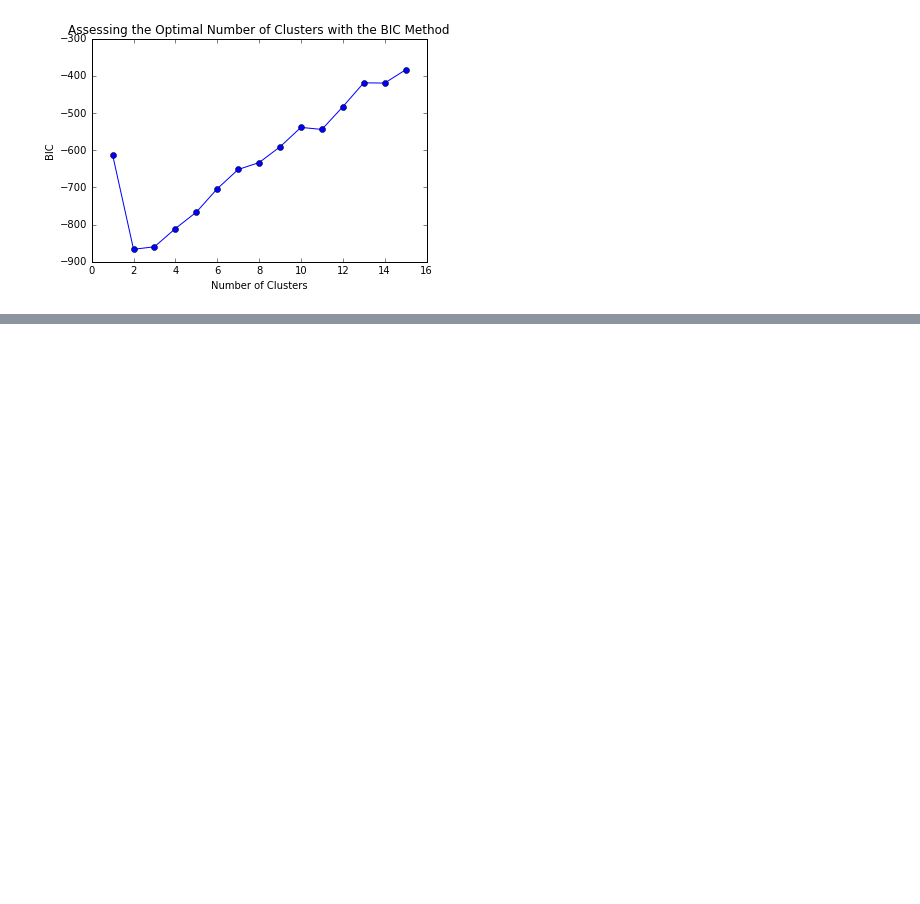
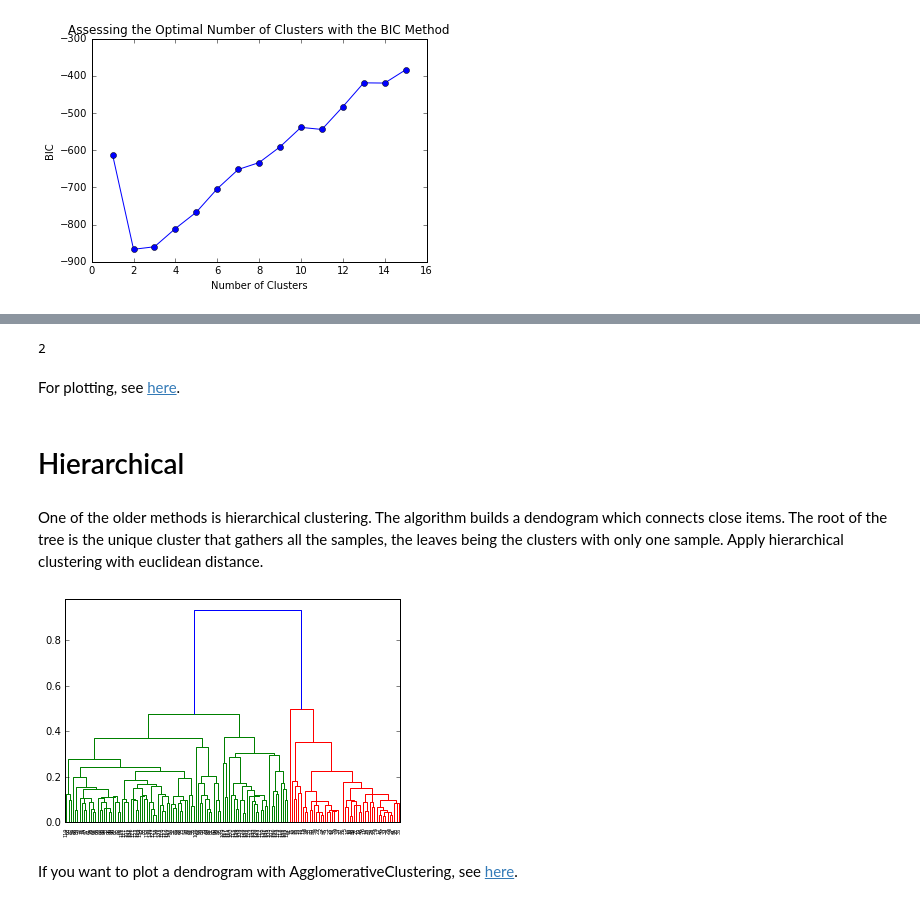
Before and after one commit to DavorJ/MLwithPython, a Jupyter notebook: excercises/05. Clustering - Solution.ipynb, the cells around one changed output, grey strips where cells are left out. Drawn from its saved outputs; the diff is of its cells as text; code cells hidden in the pictures; blank space fills up the shorter version.

Commit message:
dbscan and hierarchical clustering added

```diff
--- a/excercises/05. Clustering - Solution.ipynb
+++ b/excercises/05. Clustering - Solution.ipynb
@@ -116,0 +129,8 @@ plt.xlabel('Number of Clusters');
+# %%
+len(set(m_dbs.labels_)) - (1 if -1 in m_dbs.labels_ else 0)
+# %% [output]
+2
+# %% [markdown]
+For plotting, see [here](http://scikit-learn.org/stable/auto_examples/cluster/plot_dbscan.html#sphx-glr-auto-examples-cluster-plot-dbscan-py).
+# %% [markdown]
+# Hierarchical
@@ -116,0 +140,8 @@ plt.xlabel('Number of Clusters');
+# %% [markdown]
+One of the older methods is hierarchical clustering. The algorithm builds a dendogram which connects close items. The root of the tree is the unique cluster that gathers all the samples, the leaves being the clusters with only one sample. Apply hierarchical clustering with euclidean distance.
+# %%
+dendrogram(linkage(dfn, method="centroid"));
+# %% [output]
+[figure, added]
+# %% [markdown]
+If you want to plot a dendrogram with AgglomerativeClustering, see [here](https://raw.githubusercontent.com/scikit-learn/scikit-learn/70cf4a676caa2d2dad2e3f6e4478d64bcb0506f7/examples/cluster/plot_hierarchical_clustering_dendrogram.py).
```
Also changed, not shown: parts of 7 cells of this notebook.
